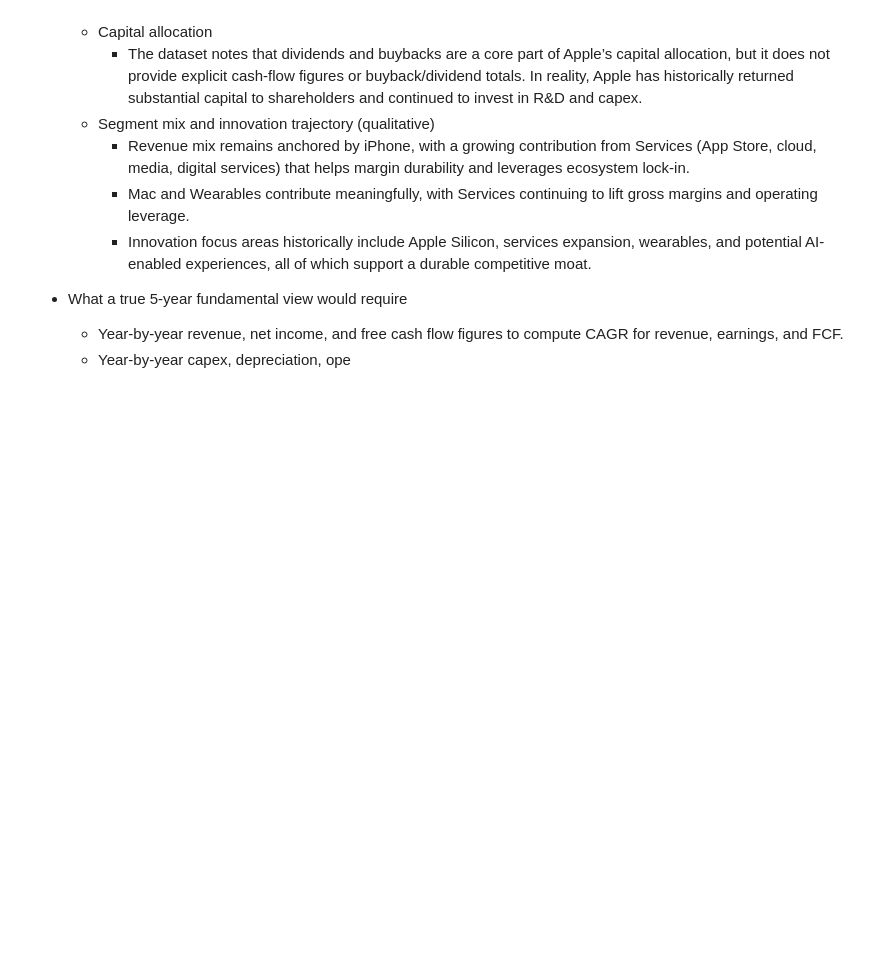
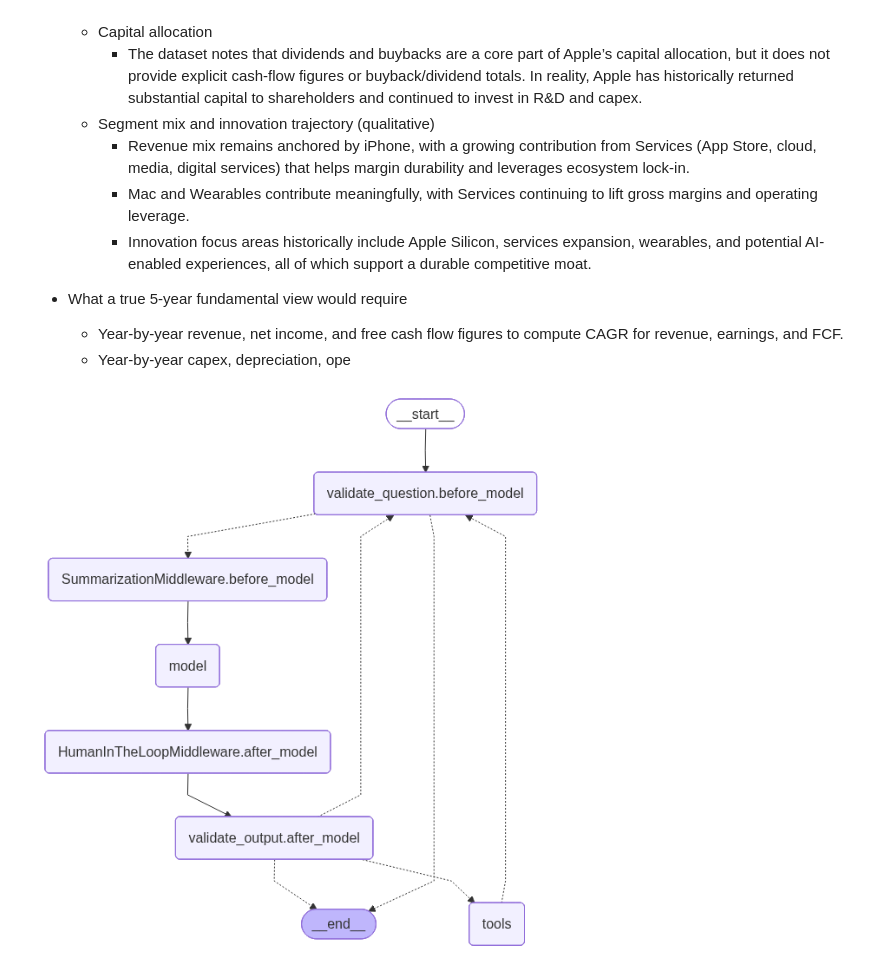
Before and after one commit to tituslhy/glowing-guide, a Jupyter notebook: notebooks/langchain_guide.ipynb, the cells around one changed output. Cells and saved outputs as stored; diff of their text form; code cells hidden in the pictures; blank space fills up the shorter version.

Commit message:
visualize graph

```diff
--- a/notebooks/langchain_guide.ipynb
+++ b/notebooks/langchain_guide.ipynb
@@ -467,3 +467,9 @@ Fundamental analysis (5-year view)
 - What a true 5-year fundamental view would require
   - Year-by-year revenue, net income, and free cash flow figures to compute CAGR for revenue, earnings, and FCF.
   - Year-by-year capex, depreciation, ope
+# %%
+from IPython.display import Image, display
+
+display(Image(supervisor_agent.get_graph().draw_mermaid_png()))
+# %% [output]
+[figure, added]
```
Also changed, not shown: 1 other file.
